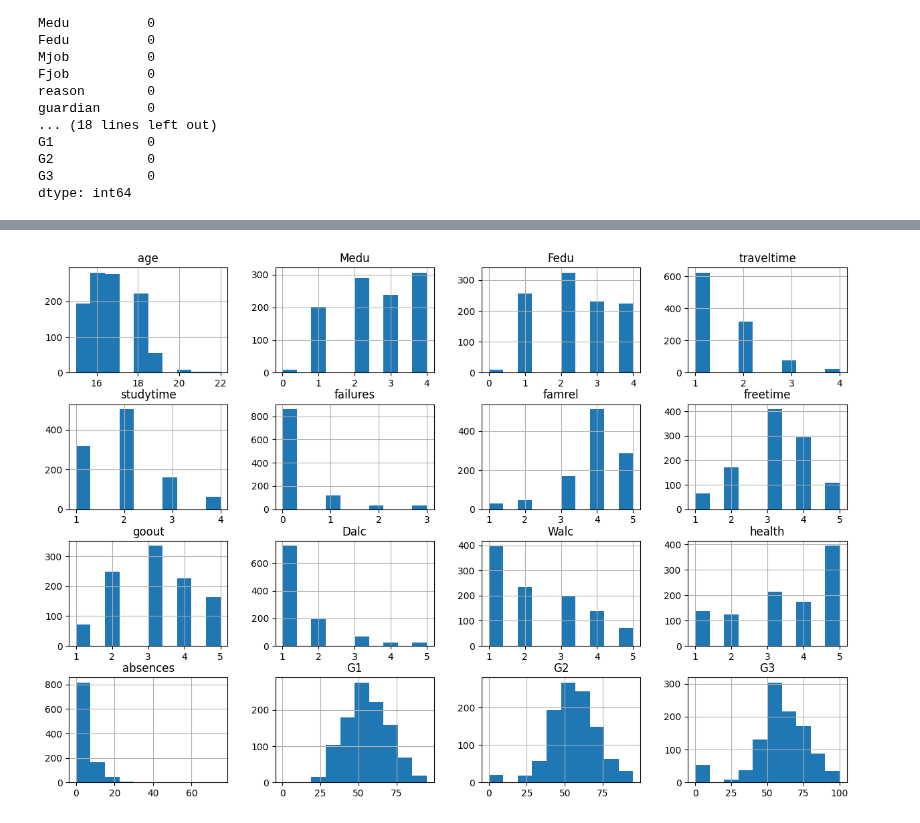
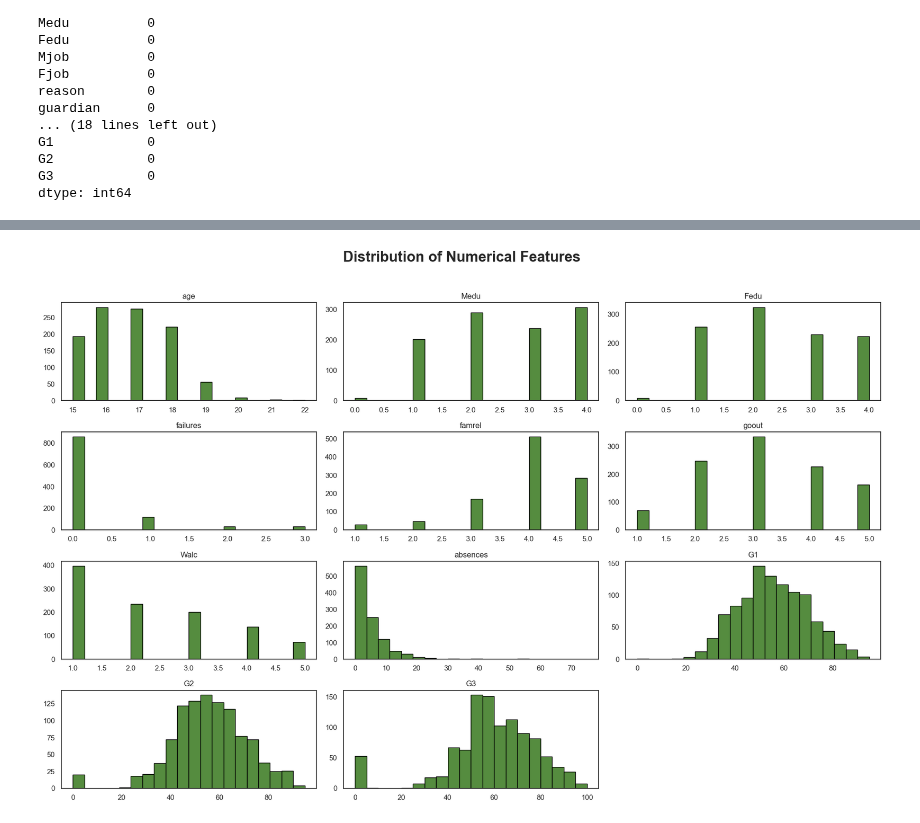
Before and after one commit to dogukanozcelik/student-performance-predictor, a Jupyter notebook: Data/EDA.ipynb, the cells around one changed output, grey strips where cells are left out. Cells and saved outputs as stored; diff of their text form; code cells hidden in the pictures.

```diff
--- a/Data/EDA.ipynb
+++ b/Data/EDA.ipynb
@@ -126,0 +298,10 @@ plt.show()
+# %%
+traveltime_mapping = {
+    1: "< 15 less than ",
+    2: "15-30 between",
+    3: "30-60 between",
+    4: "> 60 more than "
+}
+df["traveltime"] = df["traveltime"].map(traveltime_mapping)
+traveltime_counts=df["traveltime"].value_counts()
+traveltime_counts
@@ -126,0 +330,10 @@ plt.show()
+# %%
+studytime_mapping = {
+    1: "<2 hours",
+    2: "2–5 hours",
+    3: "5–10 hours",
+    4: ">10 hours"
+}
+df["studytime"] = df["studytime"].map(studytime_mapping)
+studytime_counts = df["studytime"].value_counts()
+studytime_counts
@@ -127,7 +494,32 @@ plt.show()
 # %%
-df.hist(figsize=(15,10))
+sns.set_style("white")
+
+# Sayısal kolonlar
+numeric_cols = df.select_dtypes(include=['int64', 'float64']).columns
+
+# Histogramlar
+df[numeric_cols].hist(
+    figsize=(18, 12),
+    bins=20,
+    color="#558C3F",      # hoş mavi tonu
+    edgecolor="black",
+    linewidth=1
+)
+
+# Başlık
+plt.suptitle(
+    "Distribution of Numerical Features",
+    fontsize=22,
+    fontweight='bold'
+)
+
+# Grid kaldır
+for ax in plt.gcf().axes:
+    ax.grid(False)
+
+plt.tight_layout(rect=[0, 0, 1, 0.96])
 
 plt.show()
 # %% [output]
-[figure, old version]
+[figure, new version]
 # %%
```
Also changed, not shown: parts of 33 cells of this notebook.
